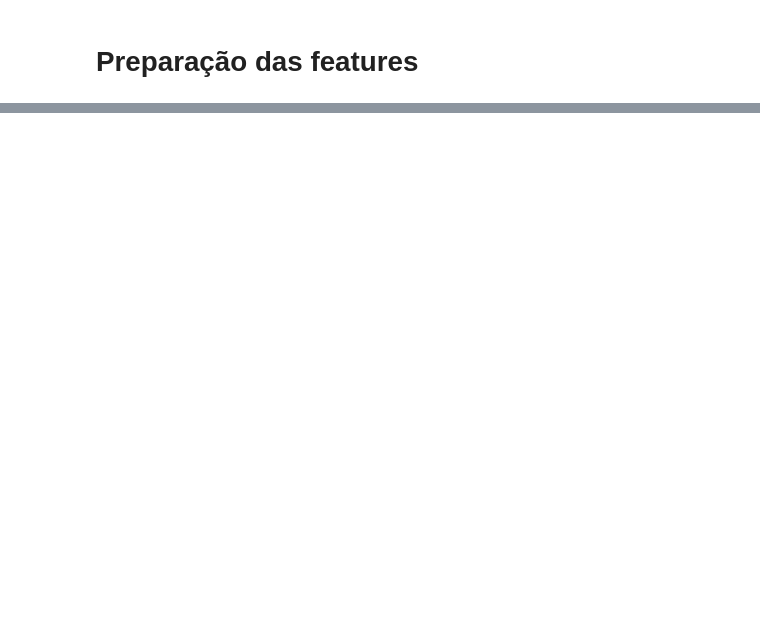
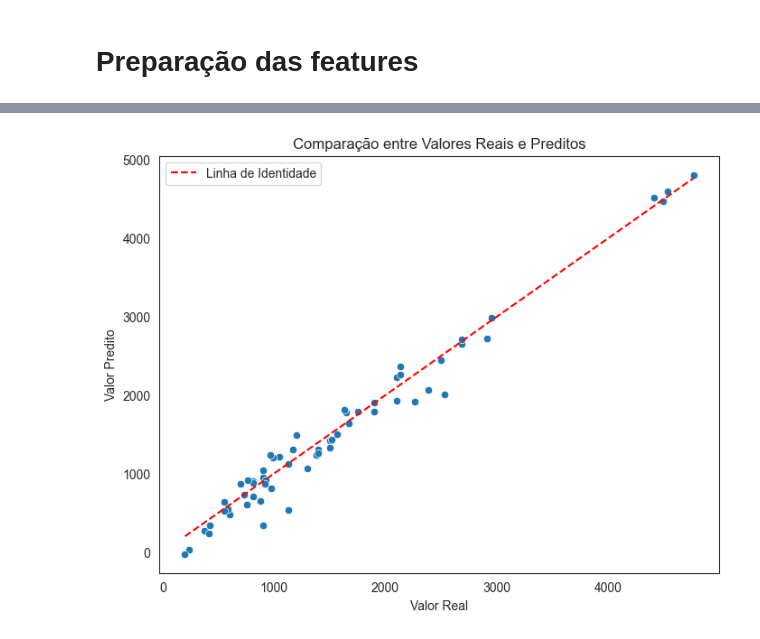
Before and after one commit to LcsFernandes/Trabalho_fiap, a Jupyter notebook: regressao.ipynb, the cells around one changed output, grey strips where cells are left out. Drawn from its saved outputs; the diff is of its cells as text; code cells hidden in the pictures; blank space fills up the shorter version.

```diff
--- a/regressao.ipynb
+++ b/regressao.ipynb
@@ -188,0 +212,5 @@ plt.show()
+# %%
+X = df.drop(columns = ['Previsao de Vendas'])
+y = df['Previsao de Vendas']
+
+X_train, X_test, y_train, y_test = train_test_split(X, y, test_size=0.3, random_state=33)
@@ -188,0 +253,4 @@ plt.show()
+# %%
+df_predicoes = pd.DataFrame({"Valor_real": y_test, "Valor_predito": y_pred})
+df_predicoes['residuo'] = (df_predicoes['Valor_real'] - df_predicoes['Valor_predito'])
+df_predicoes.head()
@@ -188,0 +264,16 @@ plt.show()
+# %%
+plt.figure(figsize=(8, 6))
+sns.scatterplot(x='Valor_real', y='Valor_predito', data=df_predicoes)
+
+plt.plot([df_predicoes['Valor_real'].min(), df_predicoes['Valor_real'].max()],
+         [df_predicoes['Valor_real'].min(), df_predicoes['Valor_real'].max()],
+         color='red', linestyle='--', label = "Linha de Identidade")
+
+plt.xlabel('Valor Real')
+plt.ylabel('Valor Predito')
+plt.title('Comparação entre Valores Reais e Preditos')
+plt.legend()
+
+plt.show()
+# %% [output]
+[figure, added]
```
Also changed, not shown: parts of 21 cells of this notebook.
